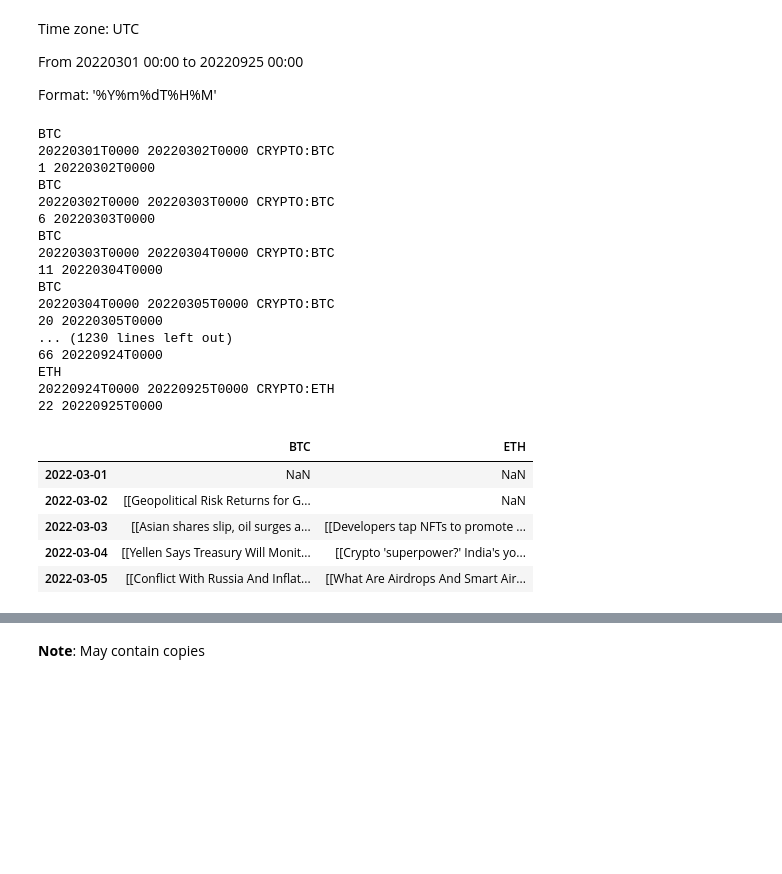
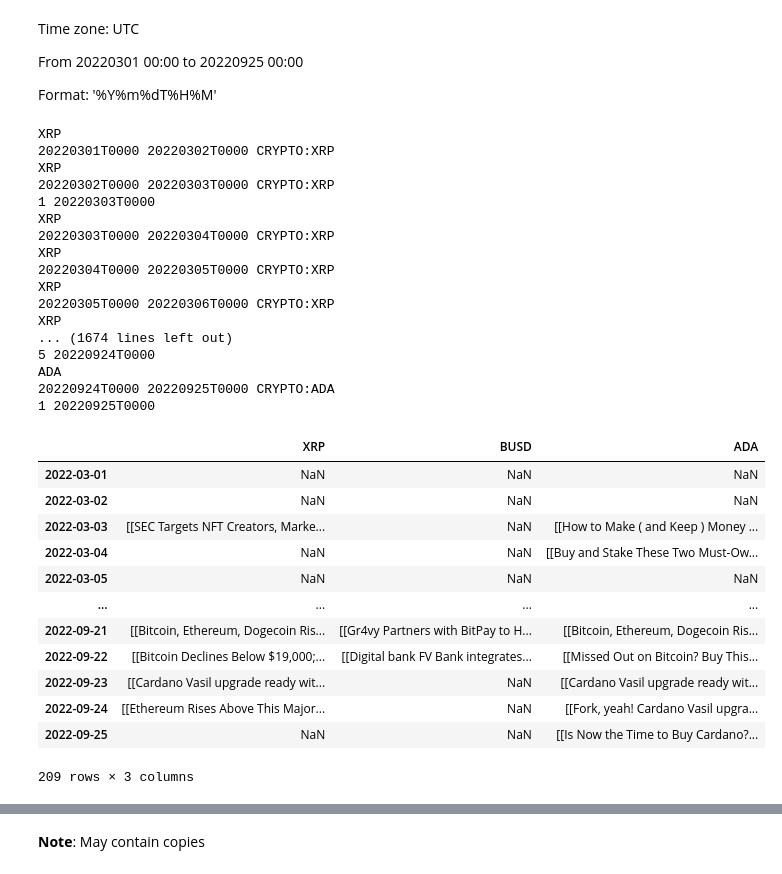
Before and after one commit to llxx1998/Crypto-Prediction-and-Trading, a Jupyter notebook: datasource/CryptoNewsAPI_AlphaVantage.ipynb, the cells around one changed output, grey strips where cells are left out. Cells and saved outputs as stored; diff of their text form; code cells hidden in the pictures; blank space fills up the shorter version.

```diff
--- a/datasource/CryptoNewsAPI_AlphaVantage.ipynb
+++ b/datasource/CryptoNewsAPI_AlphaVantage.ipynb
@@ -162,9 +162,9 @@ while(start_datetime < end_datetime):
     start_datetime = start_datetime + delta
 alldatetime.append(end_datetime)
 # %%
-DataFrame = pd.DataFrame(index = alldatetime, columns = tickerList[0:2])
+DataFrame = pd.DataFrame(index = alldatetime, columns = tickerList[5:8])
 # %%
-for ticker in tickerList[0:2]:
+for ticker in tickerList[5:8]:
     for t in range(len(alldatetime) - 1):
         print(ticker)
         time.sleep(12)
@@ -180,23 +180,23 @@ for ticker in tickerList[0:2]:
                                                        newsdf['overall_sentiment_label'].tolist(),\
                                                        newsdf['time_published'].tolist()]
 # %% [output]
-BTC
-20220301T0000 20220302T0000 CRYPTO:BTC
-1 20220302T0000
-BTC
-20220302T0000 20220303T0000 CRYPTO:BTC
-6 20220303T0000
-BTC
-20220303T0000 20220304T0000 CRYPTO:BTC
-11 20220304T0000
-BTC
-20220304T0000 20220305T0000 CRYPTO:BTC
-20 20220305T0000
-... (1230 lines left out)
-66 20220924T0000
-ETH
-20220924T0000 20220925T0000 CRYPTO:ETH
-22 20220925T0000
+XRP
+20220301T0000 20220302T0000 CRYPTO:XRP
+XRP
+20220302T0000 20220303T0000 CRYPTO:XRP
+1 20220303T0000
+XRP
+20220303T0000 20220304T0000 CRYPTO:XRP
+XRP
+20220304T0000 20220305T0000 CRYPTO:XRP
+XRP
+20220305T0000 20220306T0000 CRYPTO:XRP
+XRP
+... (1674 lines left out)
+5 20220924T0000
+ADA
+20220924T0000 20220925T0000 CRYPTO:ADA
+1 20220925T0000
 # %%
 def roundhour(t):
     return t.replace(second=0, microsecond=0, minute=0, hour=t.hour) + datetime.timedelta(hours = 1)
@@ -219,11 +219,18 @@ hourdf = pd.DataFrame(index = hourfreq, columns = tickerList[0:2])
 for c in hourdf.columns:
     hourdf[c] = [[[], [], []] for i in range(len(hourdf))]
 # %%
-DataFrame.head()
+DataFrame
 # %% [output]
-|  | BTC | ETH |
-| 2022-03-01 | NaN | NaN |
-| 2022-03-02 | [[Geopolitical Risk Returns for G... | NaN |
-| 2022-03-03 | [[Asian shares slip, oil surges a... | [[Developers tap NFTs to promote ... |
-| 2022-03-04 | [[Yellen Says Treasury Will Monit... | [[Crypto 'superpower?' India's yo... |
-| 2022-03-05 | [[Conflict With Russia And Inflat... | [[What Are Airdrops And Smart Air... |
+|  | XRP | BUSD | ADA |
+| 2022-03-01 | NaN | NaN | NaN |
+| 2022-03-02 | NaN | NaN | NaN |
+| 2022-03-03 | [[SEC Targets NFT Creators, Marke... | NaN | [[How to Make ( and Keep ) Money ... |
+| 2022-03-04 | NaN | NaN | [[Buy and Stake These Two Must-Ow... |
+| 2022-03-05 | NaN | NaN | NaN |
+| ... | ... | ... | ... |
+| 2022-09-21 | [[Bitcoin, Ethereum, Dogecoin Ris... | [[Gr4vy Partners with BitPay to H... | [[Bitcoin, Ethereum, Dogecoin Ris... |
+| 2022-09-22 | [[Bitcoin Declines Below $19,000;... | [[Digital bank FV Bank integrates... | [[Missed Out on Bitcoin? Buy This... |
+| 2022-09-23 | [[Cardano Vasil upgrade ready wit... | NaN | [[Cardano Vasil upgrade ready wit... |
+| 2022-09-24 | [[Ethereum Rises Above This Major... | NaN | [[Fork, yeah! Cardano Vasil upgra... |
+| 2022-09-25 | NaN | NaN | [[Is Now the Time to Buy Cardano?... |
+209 rows × 3 columns
```
Also changed, not shown: parts of 4 cells of this notebook, 3 other files.
